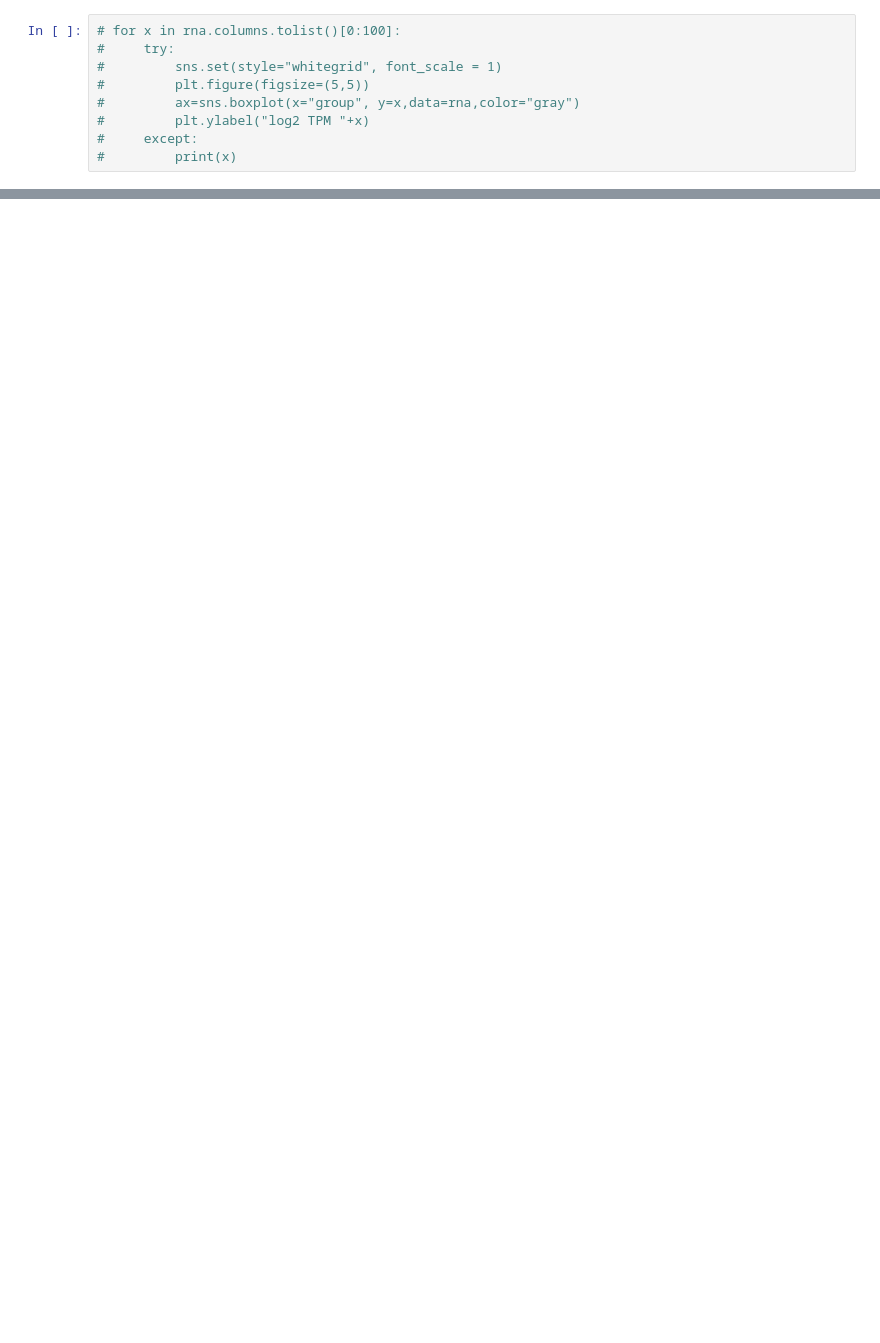
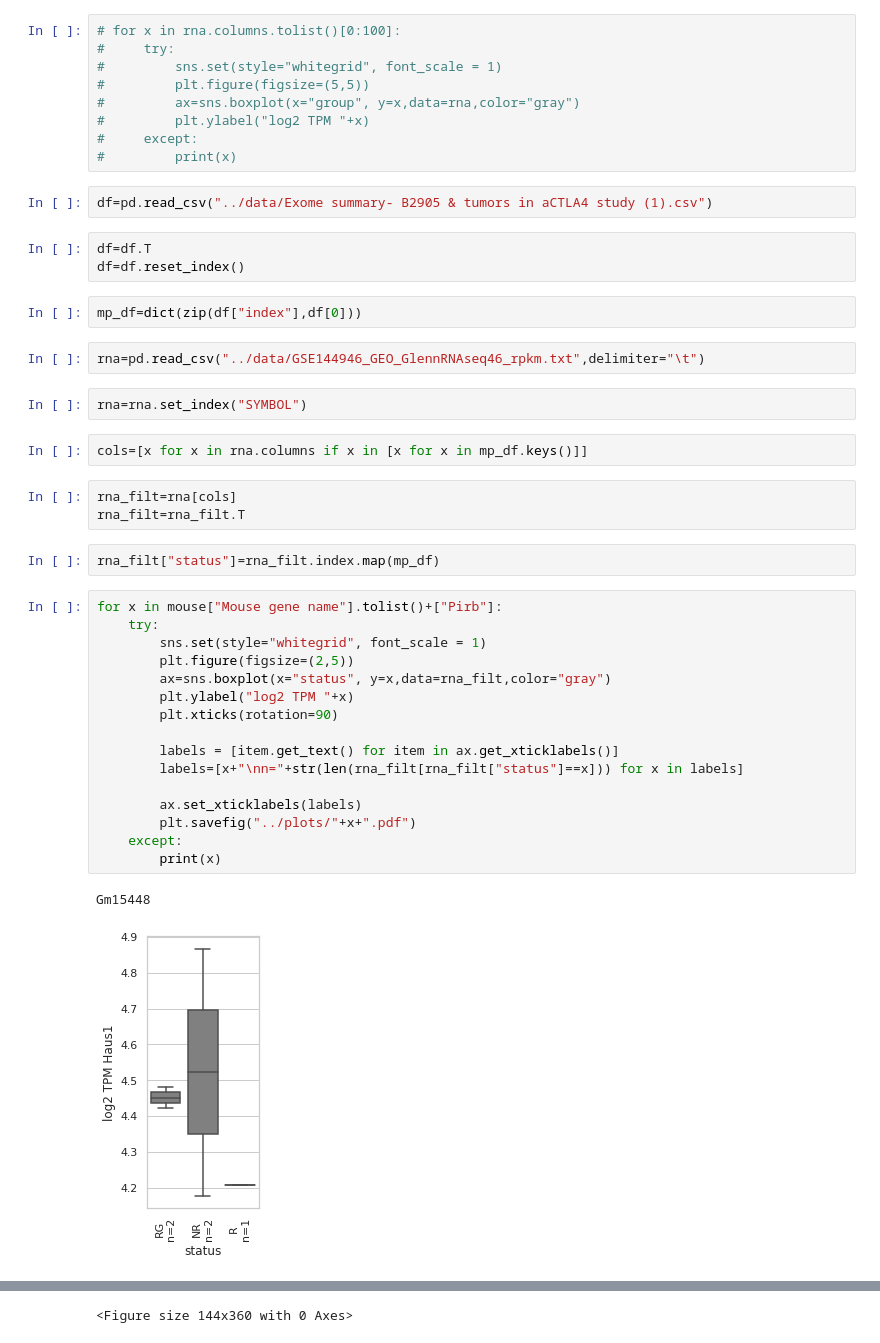
Before and after one commit to meghanasp21/TIMEgermline, a Jupyter notebook: disease-relevance/notebooks/chi-ping-validation.ipynb, the cells around one changed output, grey strips where cells are left out. Drawn from its saved outputs; the diff is of its cells as text; blank space fills up the shorter version.

```diff
--- a/disease-relevance/notebooks/chi-ping-validation.ipynb
+++ b/disease-relevance/notebooks/chi-ping-validation.ipynb
@@ -85,3 +129,40 @@ Psmd2
 #         plt.ylabel("log2 TPM "+x)
 #     except:
 #         print(x)
+# %%
+df=pd.read_csv("../data/Exome summary- B2905 & tumors in aCTLA4 study (1).csv")
+# %%
+df=df.T
+df=df.reset_index()
+# %%
+mp_df=dict(zip(df["index"],df[0]))
+# %%
+rna=pd.read_csv("../data/GSE144946_GEO_GlennRNAseq46_rpkm.txt",delimiter="\t")
+# %%
+rna=rna.set_index("SYMBOL")
+# %%
+cols=[x for x in rna.columns if x in [x for x in mp_df.keys()]]
+# %%
+rna_filt=rna[cols]
+rna_filt=rna_filt.T
+# %%
+rna_filt["status"]=rna_filt.index.map(mp_df)
+# %%
+for x in mouse["Mouse gene name"].tolist()+["Pirb"]:
+    try:
+        sns.set(style="whitegrid", font_scale = 1)
+        plt.figure(figsize=(2,5))
+        ax=sns.boxplot(x="status", y=x,data=rna_filt,color="gray")
+        plt.ylabel("log2 TPM "+x)
+        plt.xticks(rotation=90)
+
+        labels = [item.get_text() for item in ax.get_xticklabels()]
+        labels=[x+"\nn="+str(len(rna_filt[rna_filt["status"]==x])) for x in labels]
+
+        ax.set_xticklabels(labels)
+        plt.savefig("../plots/"+x+".pdf")
+    except:
+        print(x)
+# %% [output]
+Gm15448
+[figure, added]
@@ -87,0 +173 @@ Psmd2
+<Figure size 144x360 with 0 Axes>
```
Also changed, not shown: parts of 10 cells of this notebook, 32 other files.
